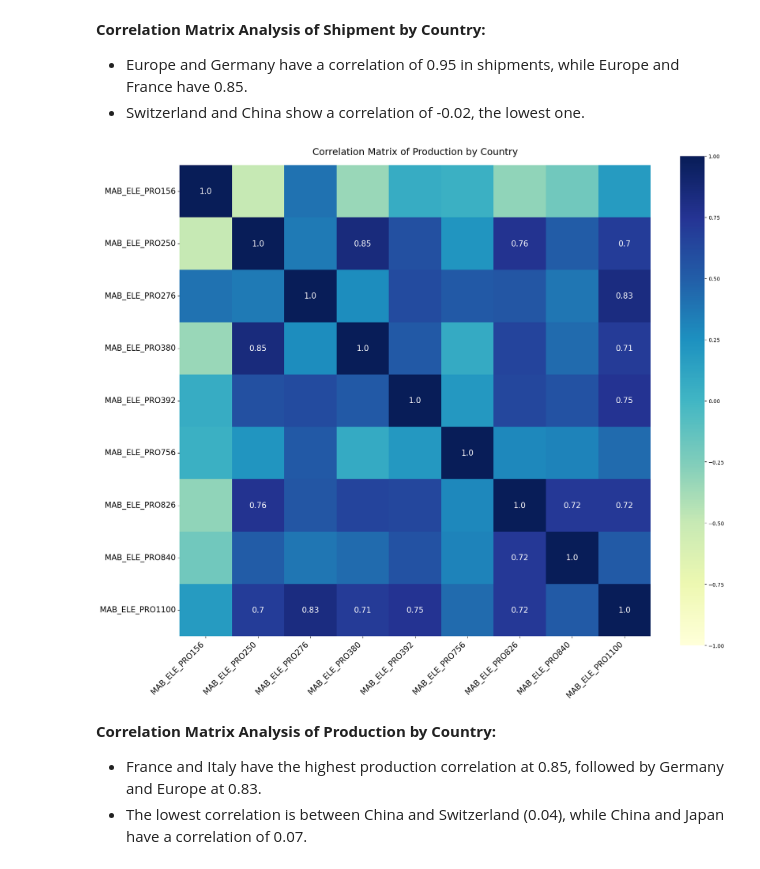
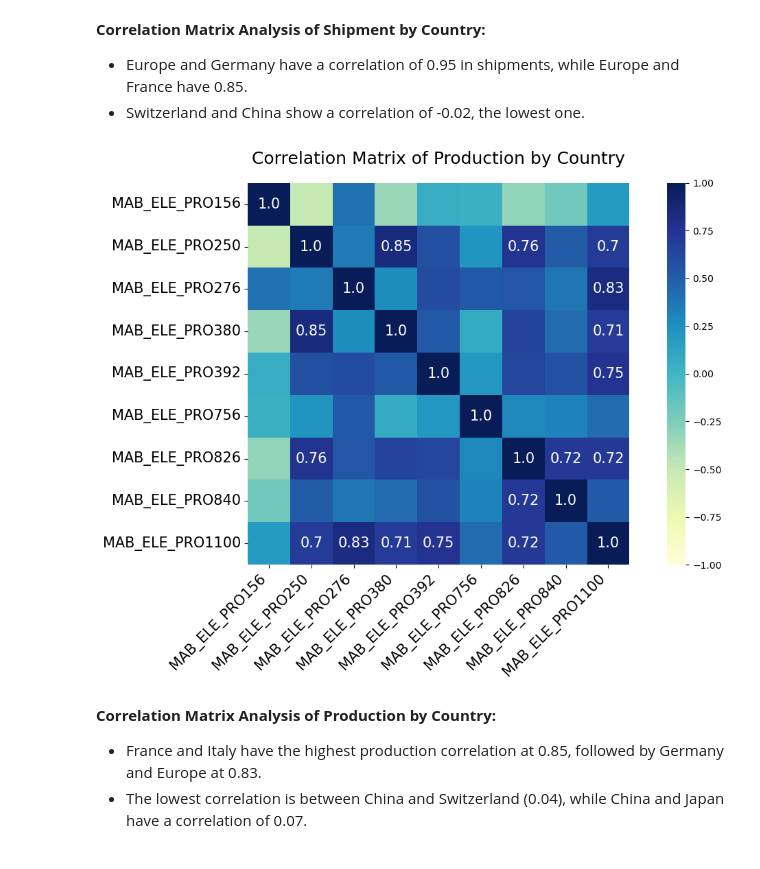
Before and after one commit to BeatrizAzevedoMonteiro/BCwDS_Case-2_SIEMENS_MonthlySalesForecast, a Jupyter notebook: Versão_Bea.ipynb, the cells around one changed output. Cells and saved outputs as stored; diff of their text form; code cells hidden in the pictures.

```diff
--- a/Versão_Bea.ipynb
+++ b/Versão_Bea.ipynb
@@ -1349,15 +1368,15 @@ plot_correlation_matrix(
 # %%
 production_columns = [
     'MAB_ELE_PRO156','MAB_ELE_PRO250','MAB_ELE_PRO276',
     'MAB_ELE_PRO380','MAB_ELE_PRO392','MAB_ELE_PRO756',
     'MAB_ELE_PRO826','MAB_ELE_PRO840','MAB_ELE_PRO1100',
 ]
 
 plot_correlation_matrix(
     data=df_market,columns=production_columns,
-    title='Correlation Matrix of Production by Country',threshold=0.7,figsize=(18, 15))
+    title='Correlation Matrix of Production by Country',threshold=0.7,figsize=(12, 8))
 # %% [output]
-[figure, old version]
+[figure, new version]
 # %% [markdown]
 **Correlation Matrix Analysis of Production by Country:**
 - France and Italy have the highest production correlation at 0.85, followed by Germany and Europe at 0.83.
```
Also changed, not shown: parts of 14 cells of this notebook.
